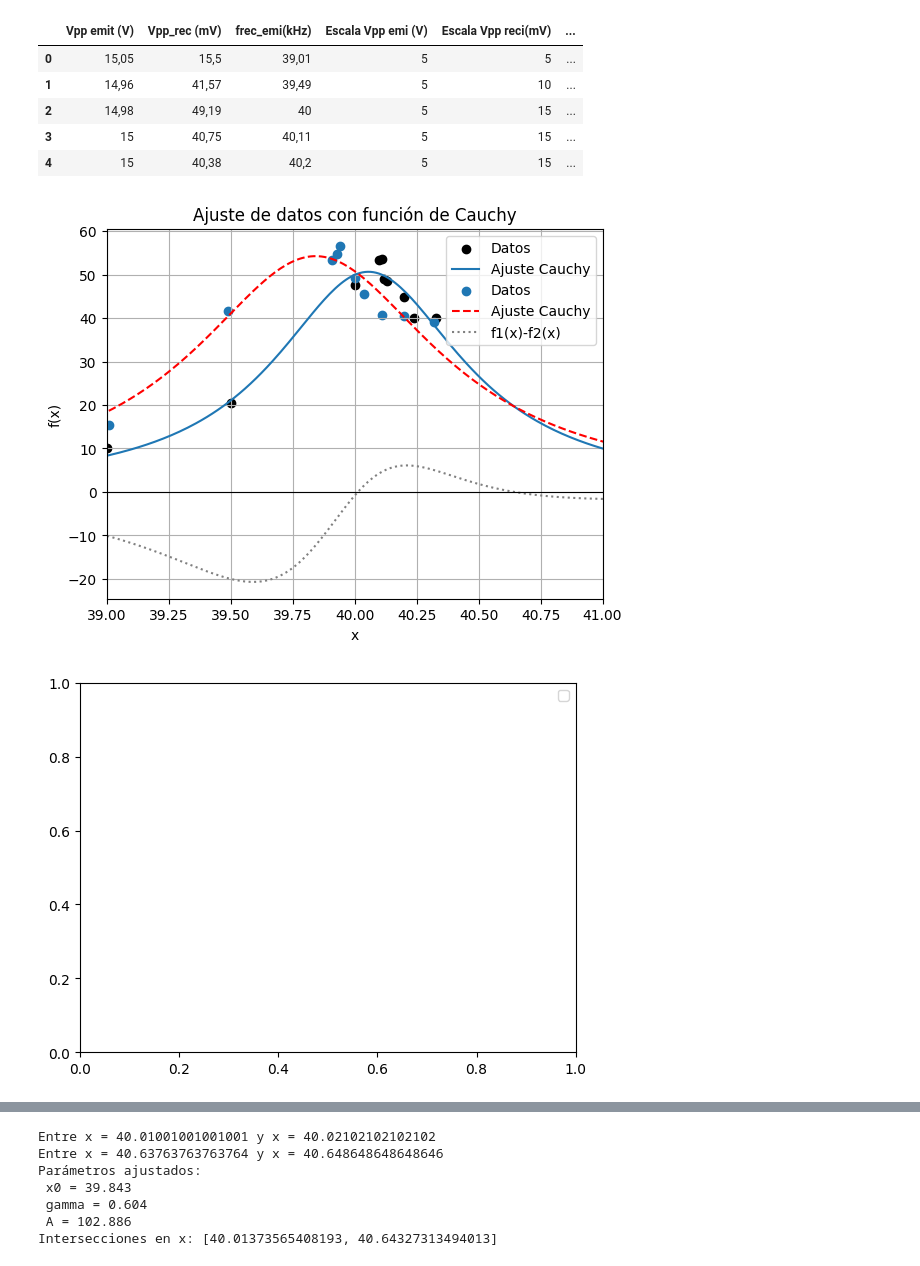
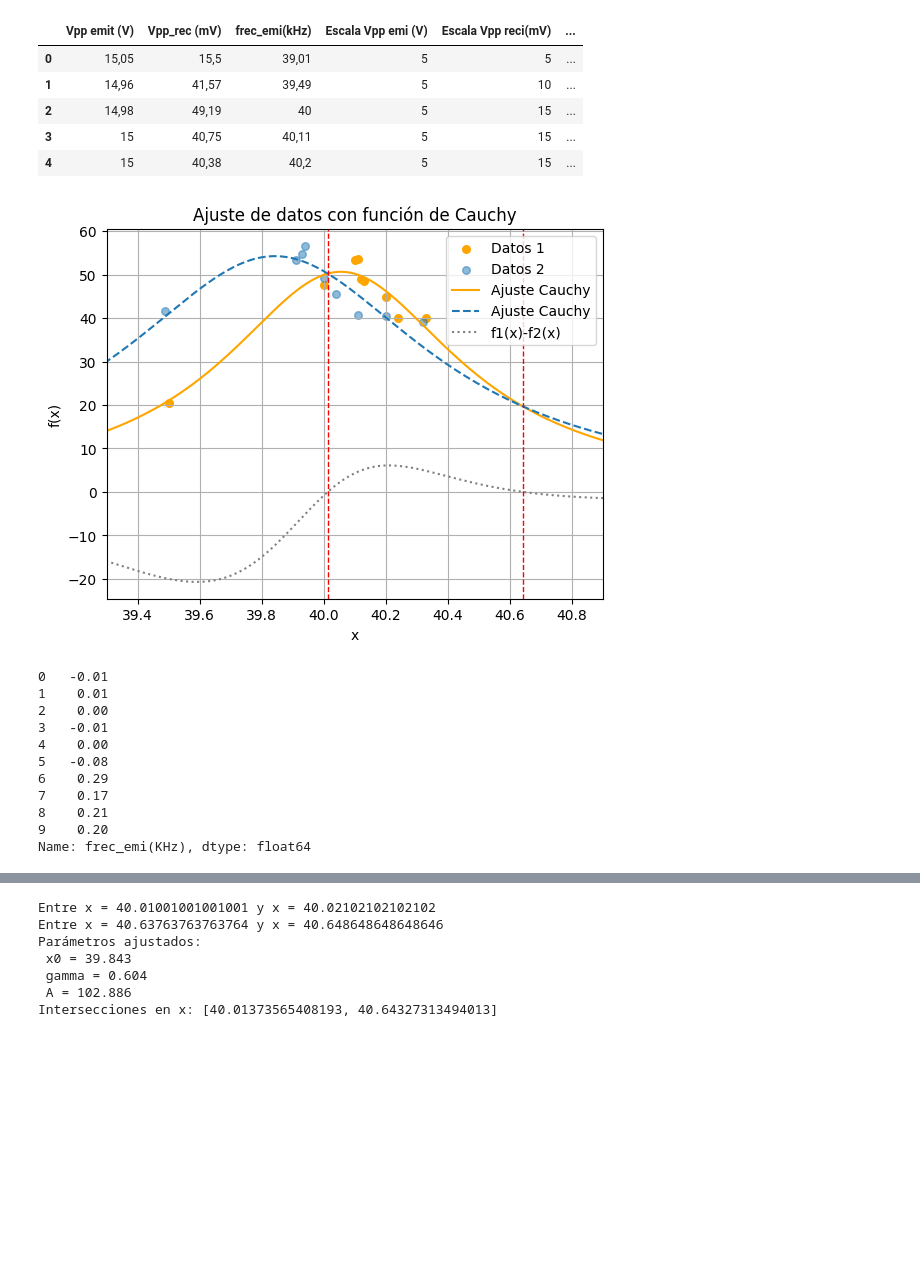
Before and after one commit to juanqwerty773/labo-2, a Jupyter notebook: cuarta clase (19_9)/codigo.ipynb, the cells around one changed output, grey strips where cells are left out. Drawn from its saved outputs; the diff is of its cells as text; code cells hidden in the pictures; blank space fills up the shorter version.

```diff
--- a/cuarta clase (19_9)/codigo.ipynb
+++ b/cuarta clase (19_9)/codigo.ipynb
@@ -17,0 +3,5 @@ print(archivos)
+# %%
+import pandas as pd
+!git clone https://github.com/juanqwerty773/labo-2.git
+%cd labo-2
+carpeta = "cuarta clase (19_9)/"
@@ -18,6 +17,5 @@ print(archivos)
 # %%
-import pandas as pd
-df = pd.read_csv("clase 4 (19_9) - Hoja 2.csv")
+df = pd.read_csv(carpeta + "clase 4 (19_9) - Hoja 2.csv")
 df.head()
 # %% [output]
 |  | Vpp emit (V) | Vpp_rec (mV) | frec_emi(kHz) | Escala Vpp emi (V) | Escala Vpp reci(mV) | ... |
@@ -58,9 +56,9 @@ def cauchy(x, x0, gamma, A):
 
 # ------------------------------
 # Datos de ejemplo (simulados)
-x_data = frecuencia
+x_data = frecuencia.copy()
 #true_params = (0, 2, 10)  # x0, gamma, A
-y_data = Vpp
+y_data = Vpp.copy()
 #error_y = error_Vpp  # errores constantes
 
 # ------------------------------
@@ -92,8 +90,8 @@ Parámetros ajustados:
  gamma = 0.468
  A = 74.466
 # %%
-import pandas as pd
-df = pd.read_csv("clase 4 (19_9) - Hoja 1-1.csv")
+
+df = pd.read_csv(carpeta + "clase 4 (19_9) - Hoja 1.csv")
 df.head()
 # %% [output]
 |  | Vpp emit (V) | Vpp_rec (mV) | frec_emi(kHz) | Escala Vpp emi (V) | Escala Vpp reci(mV) | ... |
@@ -110,43 +108,52 @@ df['frec_emi(KHz)'] = pd.to_numeric(df['frec_emi(kHz)'], errors='coerce')
 # %%
 frecuencia = df['frec_emi(KHz)']
 Vpp = df['Vpp_rec (mV)']
 # Datos de ejemplo (simulados)
 x_data_1 = frecuencia
 #true_params = (0, 2, 10)  # x0, gamma, A
 y_data_1 = Vpp
 #error_y = error_Vpp  # errores constantes
 
 # ------------------------------
 # Ajuste con curve_fit
 popt_1, pcov = curve_fit(cauchy, x_data_1, y_data_1, absolute_sigma=True, maxfev=10000)
 x0_fit_1, gamma_fit_1, A_fit_1 = popt_1
 
 # ------------------------------
 # Graficar resultados
 x_fit_1 = np.linspace(35, 46, 1000)
 y_fit_1 = cauchy(x_fit_1, *popt_1)
 x_fit = np.linspace(35, 46, 1000)
 y_fit = cauchy(x_fit, *popt)
 
-#plt.errorbar(x_data, y_data, yerr=error_y, fmt='o', label='Datos',ecolor='black',capsize=2,markersize= 5,alpha = 0.5)
-plt.scatter(x_data, y_data, label='Datos',color ='black')
-plt.plot(x_fit, y_fit, label='Ajuste Cauchy')
-#plt.errorbar(x_data, y_data, yerr=error_y, fmt='o', label='Datos',ecolor='black',capsize=2,markersize= 5,alpha = 0.5)
-plt.scatter(x_data_1, y_data_1, label='Datos')
-plt.plot(x_fit_1, y_fit_1, 'r-', label='Ajuste Cauchy', linestyle='--')
+
+plt.scatter(x_data, y_data, label='Datos 1',color ='orange',s = 30)
+plt.scatter(x_data_1, y_data_1, label='Datos 2',alpha=0.5,s = 30)
+plt.plot(x_fit, y_fit, label='Ajuste Cauchy', color = 'orange')
+
+plt.plot(x_fit_1, y_fit_1, label='Ajuste Cauchy', linestyle='--')
 plt.plot(x_fit, y_fit -y_fit_1, ':', color='gray', label="f1(x)-f2(x)")  # diferencia
-plt.axhline(0, color='black', linewidth=0.8)
-plt.xlim(39, 41)
+plt.axvline(x=40.01373565408193, color='red', linestyle='--', linewidth=1)
+plt.axvline(x=40.64327313494013, color='red', linestyle='--', linewidth=1)
+plt.plot(x_fit,0*x_fit)
+
+plt.xlim(39.3, 40.9)
 plt.title('Ajuste de datos con función de Cauchy')
 plt.xlabel('x')
 plt.ylabel('f(x)')
 plt.legend()
 plt.grid(True)
 plt.show()
-
-
-plt.legend()
-plt.show()
 # %% [output]
-[figure, old version]
+[figure, new version]
-[figure, removed]
+0   -0.01
+1    0.01
+2    0.00
+3   -0.01
+4    0.00
+5   -0.08
+6    0.29
+7    0.17
+8    0.21
+9    0.20
+Name: frec_emi(KHz), dtype: float64
```
Also changed, not shown: parts of 6 cells of this notebook.
